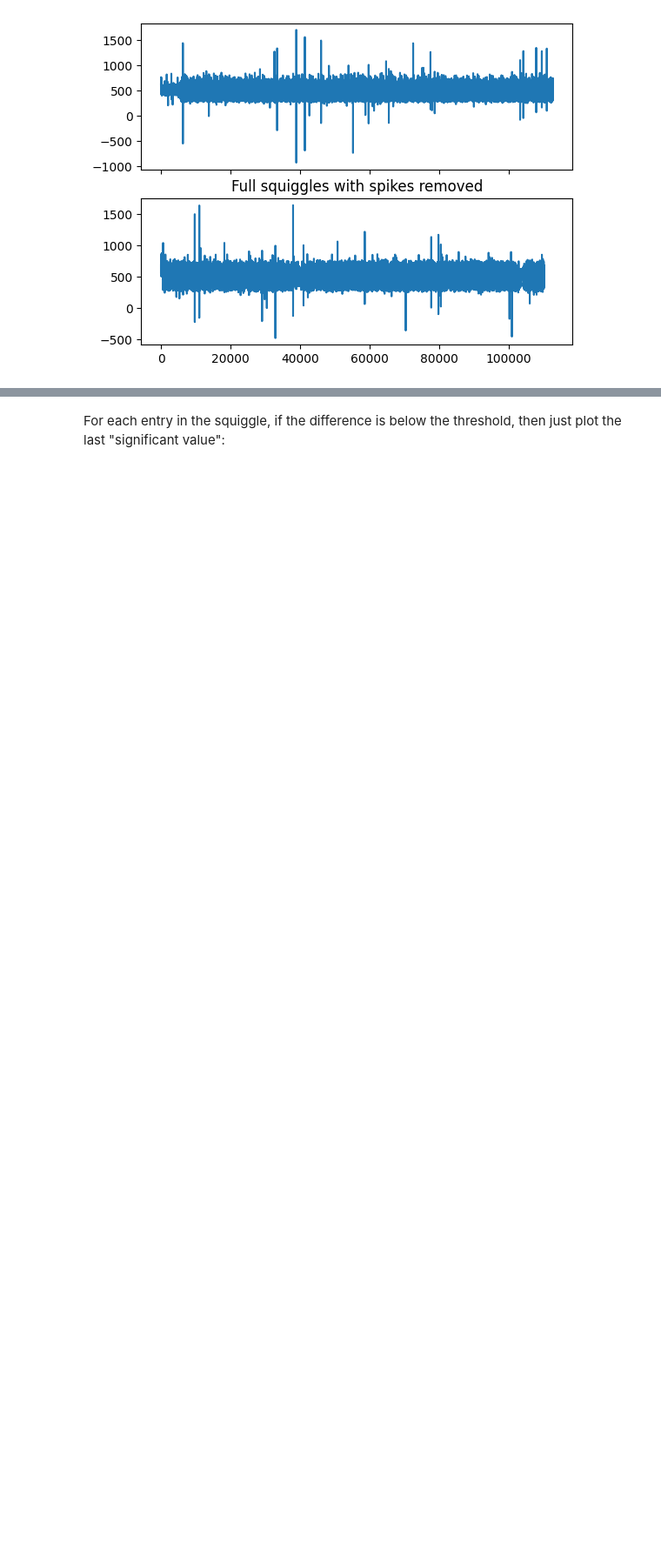
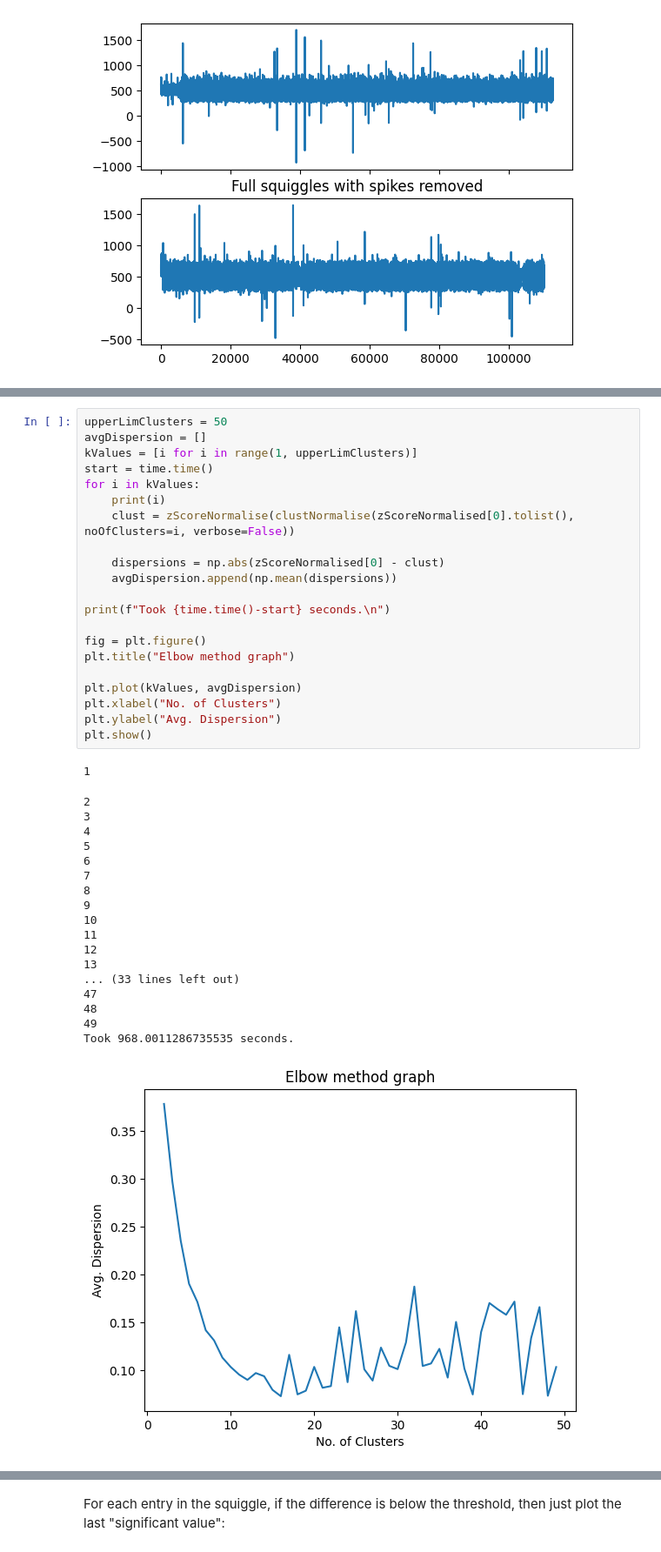
Before and after one commit to p-kirb/SquiggleProject, a Jupyter notebook: inspecting_similar/ResolutionReductions.ipynb, the cells around one changed output, grey strips where cells are left out. Shown at 87% size. Cells and saved outputs as stored; diff of their text form; blank space fills up the shorter version.

```diff
--- a/inspecting_similar/ResolutionReductions.ipynb
+++ b/inspecting_similar/ResolutionReductions.ipynb
@@ -176 +188,42 @@ plt.show()
+# %%
+upperLimClusters = 50
+avgDispersion = []
+kValues = [i for i in range(1, upperLimClusters)]
+start = time.time()
+for i in kValues:
+    print(i)
+    clust = zScoreNormalise(clustNormalise(zScoreNormalised[0].tolist(), noOfClusters=i, verbose=False))
+
+    dispersions = np.abs(zScoreNormalised[0] - clust)
+    avgDispersion.append(np.mean(dispersions))
+
+print(f"Took {time.time()-start} seconds.\n")
+
+fig = plt.figure()
+plt.title("Elbow method graph")
+
+plt.plot(kValues, avgDispersion)
+plt.xlabel("No. of Clusters")
+plt.ylabel("Avg. Dispersion")
+plt.show()
+# %% [output]
+1
+2
+3
+4
+5
+6
+7
+8
+9
+10
+11
+12
+13
+... (33 lines left out)
+47
+48
+49
+Took 968.0011286735535 seconds.
+[figure, added]
 # %% [markdown]
```
Also changed, not shown: parts of 13 cells of this notebook.
